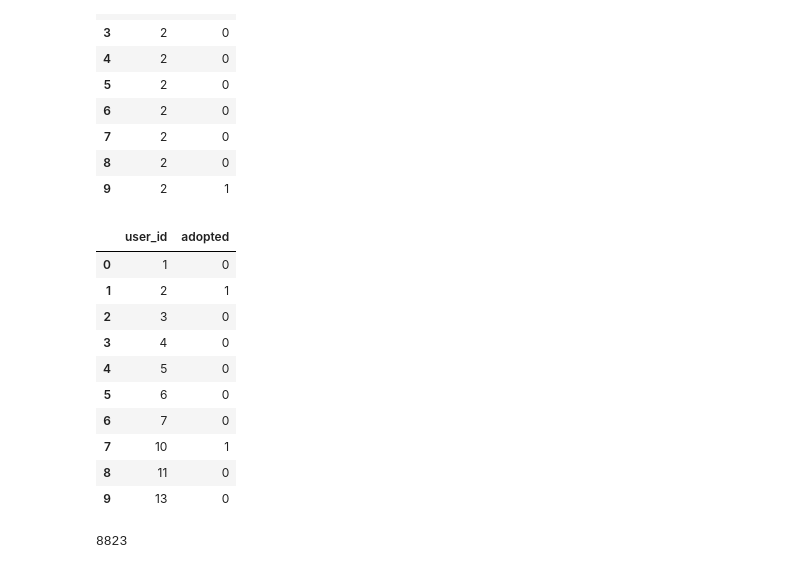
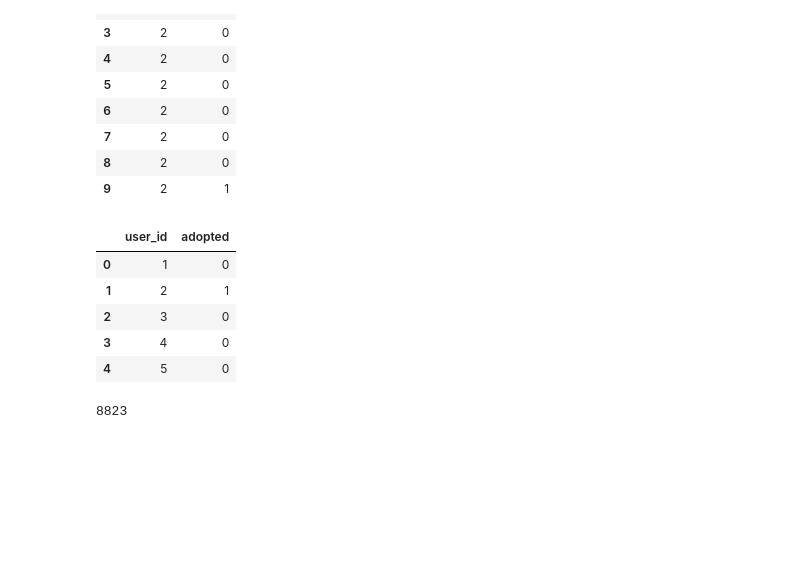
Before and after one commit to AOlden/sb-projects, a Jupyter notebook: relax_challenge/relax_take_home.ipynb, the cells around one changed output. Saved outputs shown, nothing was run; the diff lists cells and outputs as text; code cells hidden in the pictures; blank space fills up the shorter version.

```diff
--- a/relax_challenge/relax_take_home.ipynb
+++ b/relax_challenge/relax_take_home.ipynb
@@ -101,20 +104,15 @@ new_index.head(10)
 | 8 | 2 | 0 |
 | 9 | 2 | 1 |
 # %%
-# group by user ID; 'adopted' value > 0 indicates adopted user
+# group by user ID w/ sum; 'adopted' value > 0 indicates adopted user
 grouped = new_index.groupby('user_id').sum().reset_index()
 grouped['adopted'] = np.where(grouped['adopted']>0, 1, 0)
-grouped.head(10)
+grouped.head()
 # %% [output]
 |  | user_id | adopted |
 | 0 | 1 | 0 |
 | 1 | 2 | 1 |
 | 2 | 3 | 0 |
 | 3 | 4 | 0 |
 | 4 | 5 | 0 |
-| 5 | 6 | 0 |
-| 6 | 7 | 0 |
-| 7 | 10 | 1 |
-| 8 | 11 | 0 |
-| 9 | 13 | 0 |
 # %%
```
Also changed, not shown: parts of 23 cells of this notebook.
